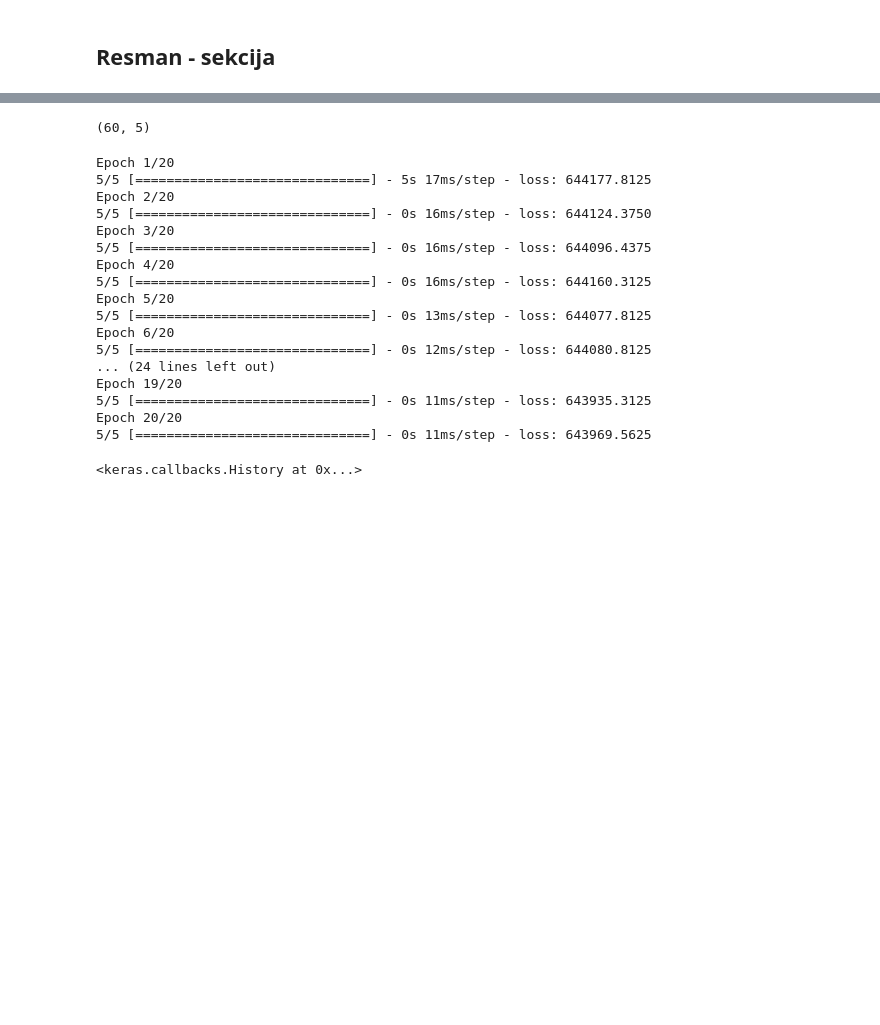
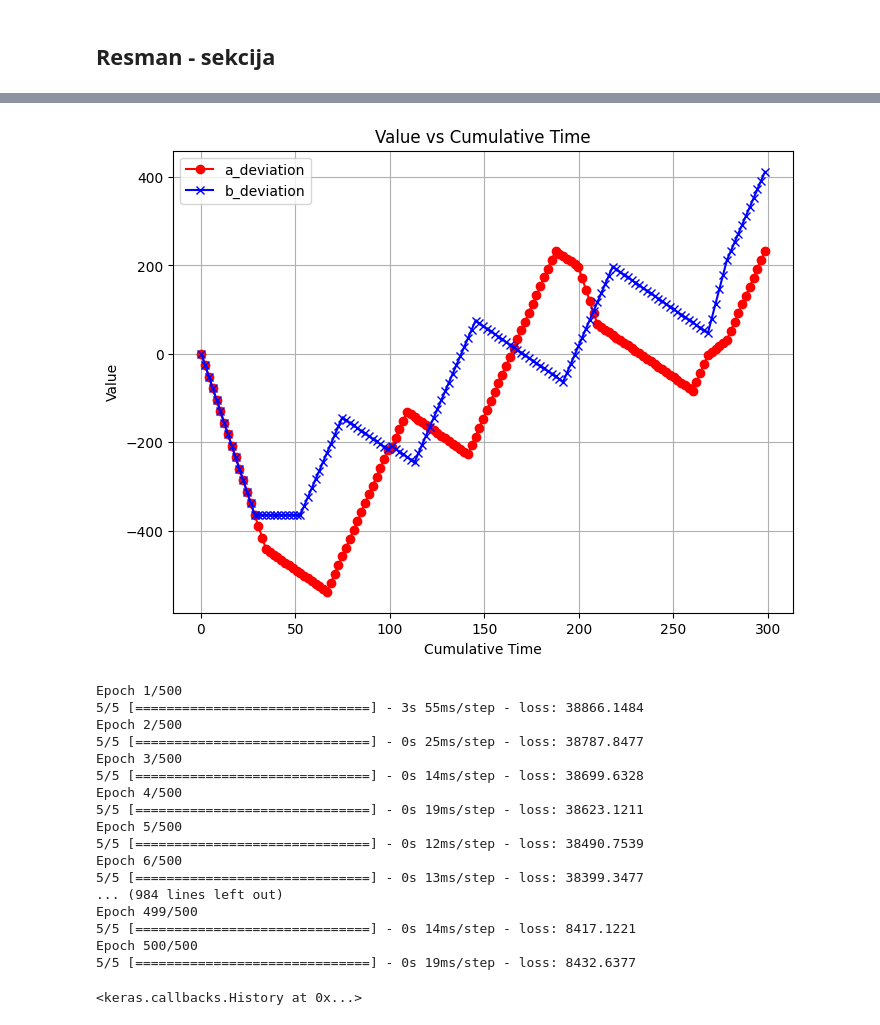
Before and after one commit to Luka-Panda/Projekt_R, a Jupyter notebook: data_preprocessing.ipynb, the cells around one changed output, grey strips where cells are left out. Cells and saved outputs as stored; diff of their text form; code cells hidden in the pictures; blank space fills up the shorter version.

```diff
--- a/data_preprocessing.ipynb
+++ b/data_preprocessing.ipynb
@@ -169,6 +209,6 @@ resman_data = performance_data[
 resman_data['value'] = pd.to_numeric(resman_data['value'], errors='coerce')
 resman_data = handle_non_numerical_data(resman_data)
 numeric_columns = resman_data.select_dtypes(include='number').columns.tolist()
-resman_data_encoded = resman_data[numeric_columns]
+resman_data_encoded = resman_data[numeric_columns].drop(['scenario_time','logtime','type','module'], axis=1)
 print(resman_data_encoded)
 # %% [output]
@@ -192,9 +239,21 @@ print(resman_data_encoded)
+# %%
+data_address_1 = resman_data_encoded[resman_data_encoded['address'] == 1]
+data_address_0 = resman_data_encoded[resman_data_encoded['address'] == 0]
+plt.figure(figsize=(8, 6))
+plt.plot(data_address_1['cumulative_time'], data_address_1['value'], marker='o', linestyle='-', color='red', label='a_deviation')
+plt.plot(data_address_0['cumulative_time'], data_address_0['value'], marker='x', linestyle='-', color='blue', label='b_deviation')
+plt.xlabel('Cumulative Time')
+plt.ylabel('Value')
+plt.title('Value vs Cumulative Time')
+plt.legend()
+plt.grid(True)
+plt.show()
+# %% [output]
+[figure, added]
 # %%
 y_resman = resman_data_encoded['value'].values
 X_resman = resman_data_encoded.drop(columns=['value'])
-X_train_resman, X_test_resman, y_train_resman, y_test_resman = train_test_split(X_resman, y_resman, test_size=0.2, shuffle=False)
+X_train_resman, X_test_resman, y_train_resman, y_test_resman = train_test_split(X_resman, y_resman, test_size=0.3, shuffle=False)
-# %% [output]
-(60, 5)
 # %%
 from keras.models import Sequential
 from keras.layers import LSTM, Dense, Dropout
@@ -202,7 +261,7 @@ from sklearn.metrics import mean_absolute_error
 from keras.optimizers import Adam
 import keras as keras
 
-time_steps = 10
+time_steps = 64
 X_train_sequence_resman = []
 y_train_sequence_resman = []
 for i in range(len(X_train_resman) - time_steps):
@@ -213,32 +272,33 @@ X_train_sequence_resman = np.array(X_train_sequence_resman)
 y_train_sequence_resman = np.array(y_train_sequence_resman)
 y_train_sequence_resman = np.asarray(y_train_sequence_resman).astype(np.float32)
 model_resman = Sequential()
-model_resman.add(LSTM(units=10, return_sequences=True, input_shape=(X_train_sequence_resman.shape[1], X_train_sequence_resman.shape[2])))
+model_resman.add(LSTM(units=64, return_sequences=True, input_shape=(X_train_sequence_resman.shape[1], X_train_sequence_resman.shape[2])))
 model_resman.add(Dropout(0.2))
-model_resman.add(LSTM(20, return_sequences=False))
+model_resman.add(LSTM(128, return_sequences=False))
 model_resman.add(Dropout(0.2))
+model_resman.add(Dense(32))
 model_resman.add(Dense(1))
 optimizer = Adam(lr=0.0001)
 
 model_resman.compile(optimizer=optimizer, loss='mean_squared_error')
-model_resman.fit(X_train_sequence_resman, y_train_sequence_resman, epochs=20, batch_size=8)
+model_resman.fit(X_train_sequence_resman, y_train_sequence_resman, epochs=500, batch_size=32)
 # %% [output]
-Epoch 1/20
-5/5 [==============================] - 5s 17ms/step - loss: 644177.8125
-Epoch 2/20
-5/5 [==============================] - 0s 16ms/step - loss: 644124.3750
-Epoch 3/20
-5/5 [==============================] - 0s 16ms/step - loss: 644096.4375
-Epoch 4/20
-5/5 [==============================] - 0s 16ms/step - loss: 644160.3125
-Epoch 5/20
-5/5 [==============================] - 0s 13ms/step - loss: 644077.8125
-Epoch 6/20
-5/5 [==============================] - 0s 12ms/step - loss: 644080.8125
-... (24 lines left out)
-Epoch 19/20
-5/5 [==============================] - 0s 11ms/step - loss: 643935.3125
-Epoch 20/20
-5/5 [==============================] - 0s 11ms/step - loss: 643969.5625
+Epoch 1/500
+5/5 [==============================] - 3s 55ms/step - loss: 38866.1484
+Epoch 2/500
+5/5 [==============================] - 0s 25ms/step - loss: 38787.8477
+Epoch 3/500
+5/5 [==============================] - 0s 14ms/step - loss: 38699.6328
+Epoch 4/500
+5/5 [==============================] - 0s 19ms/step - loss: 38623.1211
+Epoch 5/500
+5/5 [==============================] - 0s 12ms/step - loss: 38490.7539
+Epoch 6/500
+5/5 [==============================] - 0s 13ms/step - loss: 38399.3477
+... (984 lines left out)
+Epoch 499/500
+5/5 [==============================] - 0s 14ms/step - loss: 8417.1221
+Epoch 500/500
+5/5 [==============================] - 0s 19ms/step - loss: 8432.6377
 <keras.callbacks.History at 0x...>
 # %%
```
Also changed, not shown: parts of 8 cells of this notebook, 5 other files.
